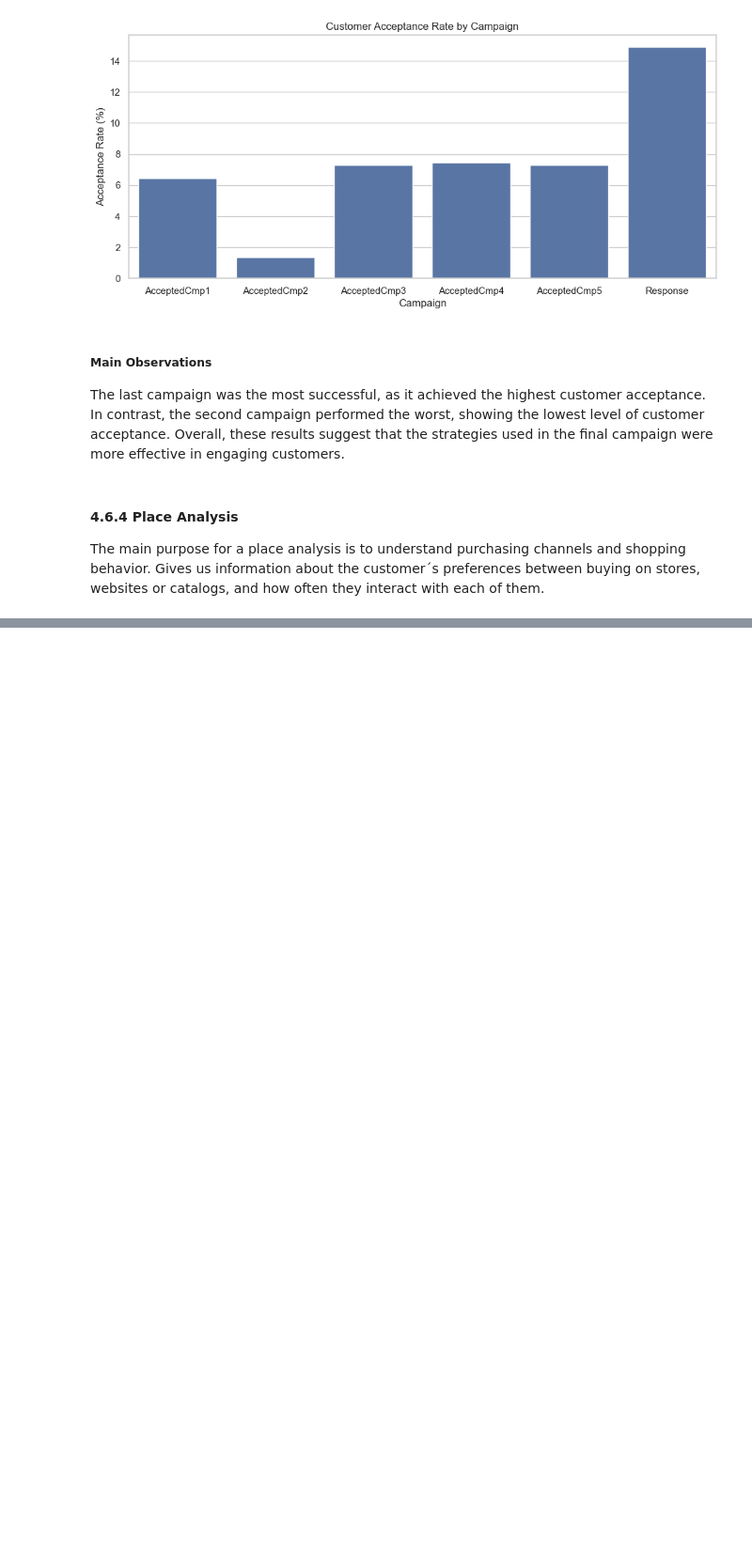
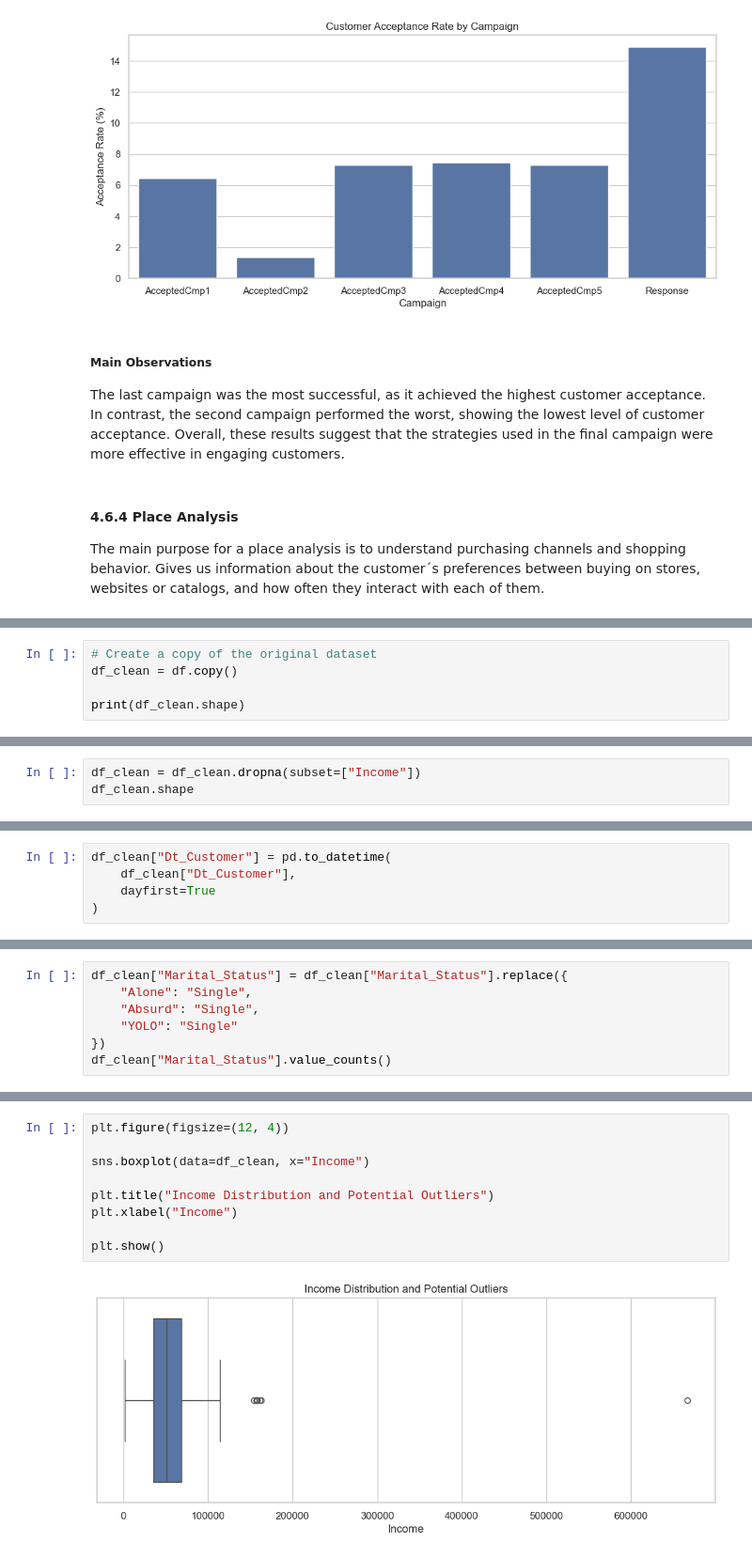
Before and after one commit to fridacarbajalordonez/customer-segmentation-kmeans, a Jupyter notebook: notebooks/customer_segmentation.ipynb, the cells around one changed output, grey strips where cells are left out. Shown at 94% size. Saved outputs shown, nothing was run; the diff lists cells and outputs as text; blank space fills up the shorter version.

```diff
--- a/notebooks/customer_segmentation.ipynb
+++ b/notebooks/customer_segmentation.ipynb
@@ -406,0 +491,5 @@ The main purpose for a place analysis is to understand purchasing channels and s
+# %%
+# Create a copy of the original dataset
+df_clean = df.copy()
+
+print(df_clean.shape)
@@ -406,0 +558,3 @@ The main purpose for a place analysis is to understand purchasing channels and s
+# %%
+df_clean = df_clean.dropna(subset=["Income"])
+df_clean.shape
@@ -406,0 +599,5 @@ The main purpose for a place analysis is to understand purchasing channels and s
+# %%
+df_clean["Dt_Customer"] = pd.to_datetime(
+    df_clean["Dt_Customer"],
+    dayfirst=True
+)
@@ -406,0 +658,7 @@ The main purpose for a place analysis is to understand purchasing channels and s
+# %%
+df_clean["Marital_Status"] = df_clean["Marital_Status"].replace({
+    "Alone": "Single",
+    "Absurd": "Single",
+    "YOLO": "Single"
+})
+df_clean["Marital_Status"].value_counts()
@@ -406,0 +685,11 @@ The main purpose for a place analysis is to understand purchasing channels and s
+# %%
+plt.figure(figsize=(12, 4))
+
+sns.boxplot(data=df_clean, x="Income")
+
+plt.title("Income Distribution and Potential Outliers")
+plt.xlabel("Income")
+
+plt.show()
+# %% [output]
+[figure, added]
```
Also changed, not shown: parts of 32 cells of this notebook.
